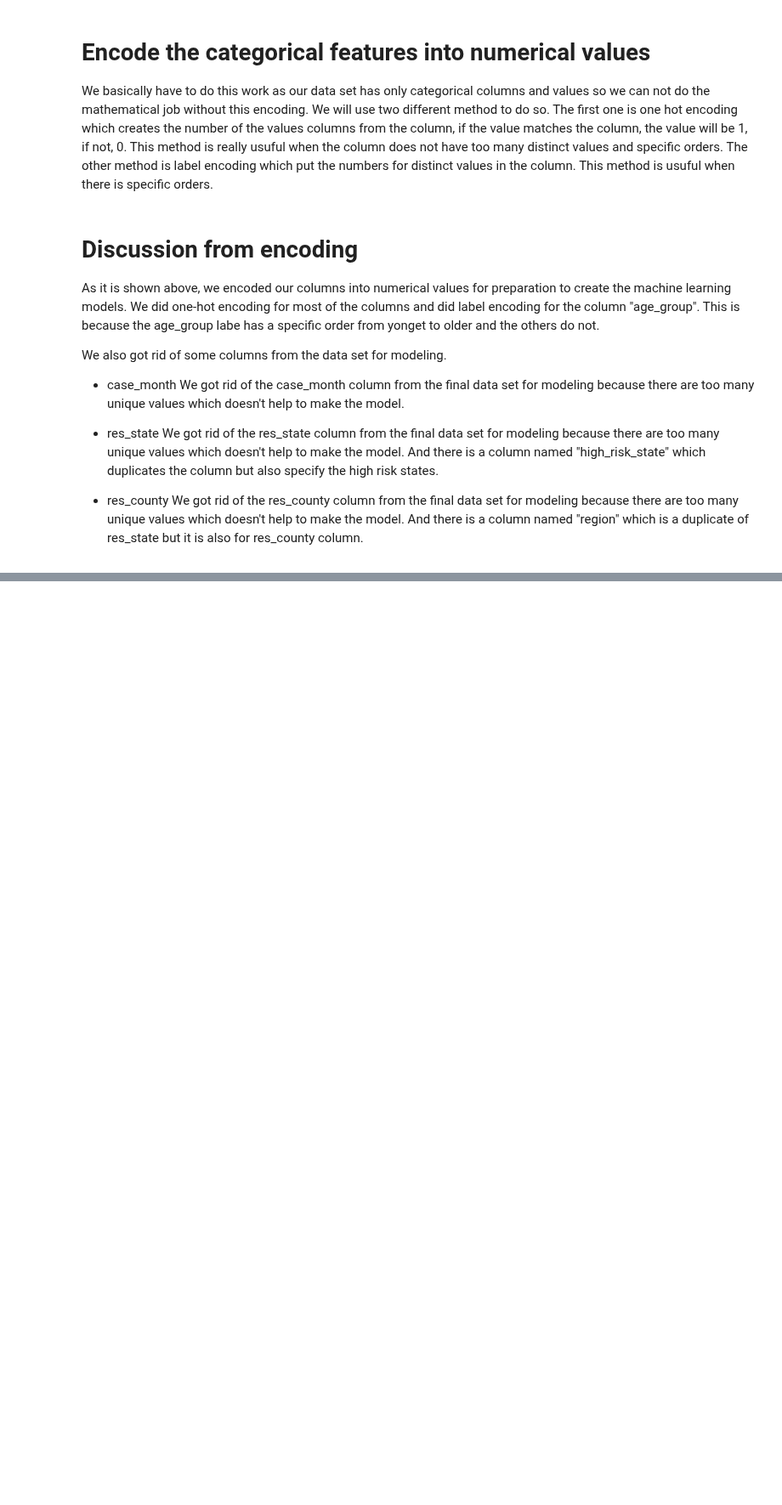
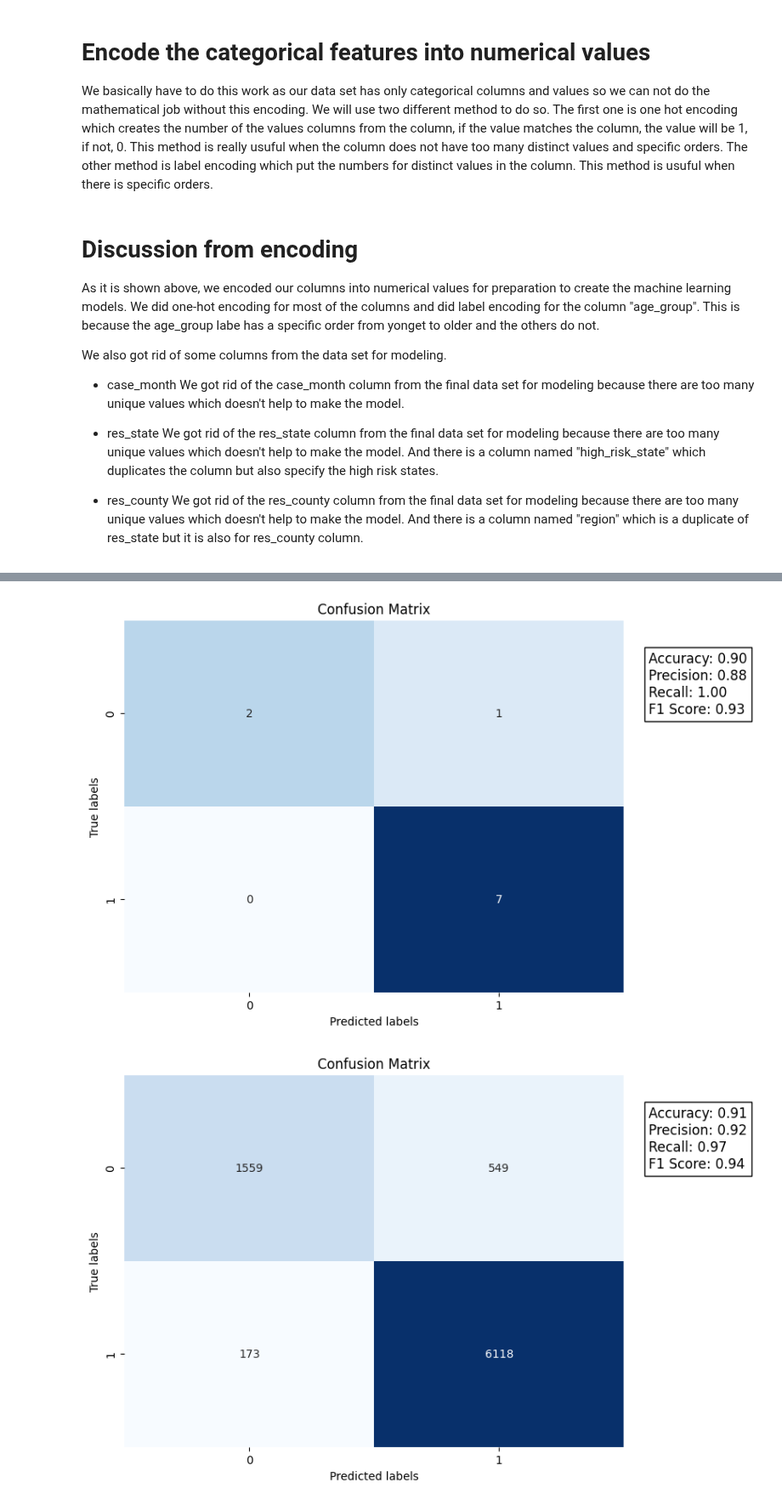
Before and after one commit to keyinb/data-analytics, a Jupyter notebook: 2022-Homework2-Notebook.ipynb, the cells around one changed output, grey strips where cells are left out. Shown at 85% size. Saved outputs shown, nothing was run; the diff lists cells and outputs as text; code cells hidden in the pictures; blank space fills up the shorter version.

```diff
--- a/2022-Homework2-Notebook.ipynb
+++ b/2022-Homework2-Notebook.ipynb
@@ -600,0 +806,6 @@ We got rid of the res_county column from the final data set for modeling because
+# %%
+# Predict the test values with the model created with training set
+predicted_target_test = linreg.predict(X_test)
+predicted_target_class_test = (predicted_target_test >= 0.5).astype(int)
+actual_vs_predicted = pd.concat([y_test.reset_index(drop=True), pd.DataFrame(predicted_target_class_test, columns=['Predicted'])], axis=1)
+print(actual_vs_predicted)
@@ -600,0 +827,8 @@ We got rid of the res_county column from the final data set for modeling because
+# %%
+# Compare
+
+visualize_confusion_matrix(y_train[:10], predicted_target_class)
+visualize_confusion_matrix(y_test, predicted_target_class_test)
+# %% [output]
+[figure, added]
+[figure, added]
```
Also changed, not shown: parts of 31 cells of this notebook.
